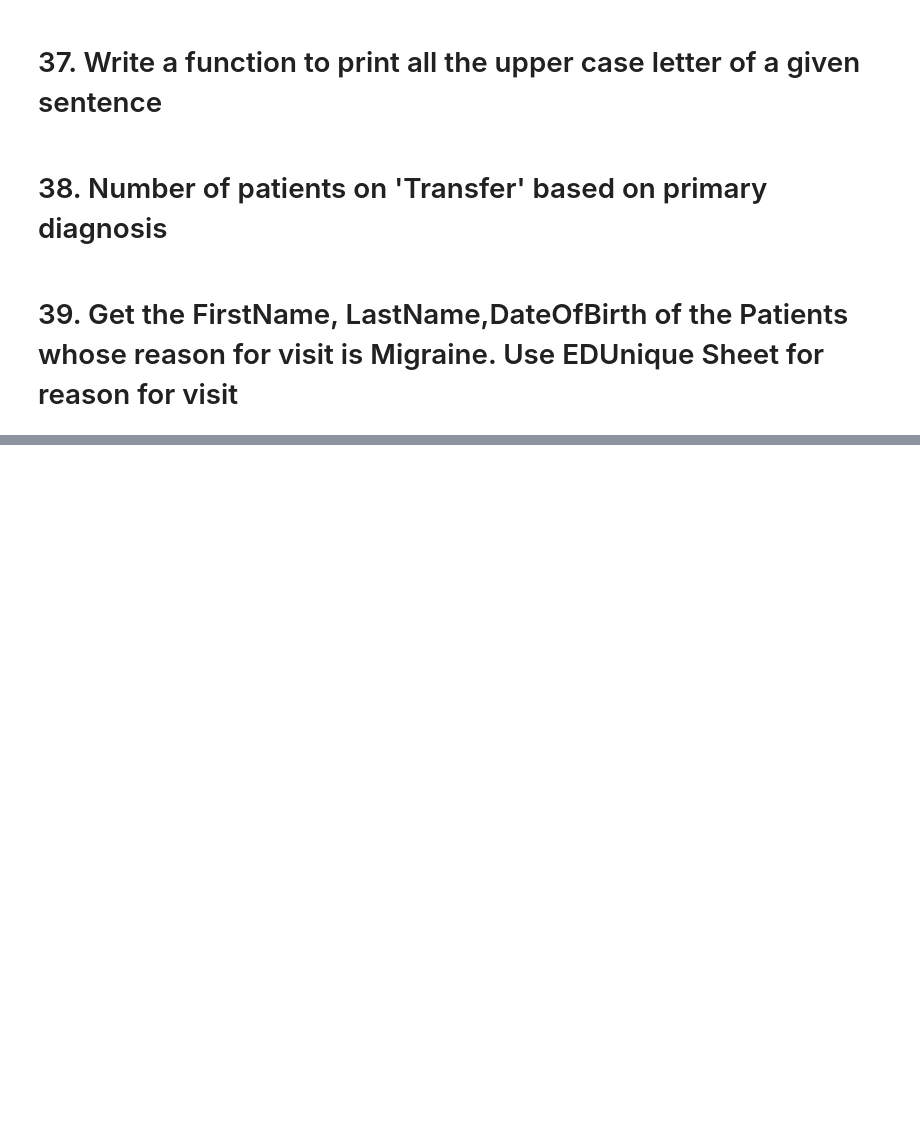
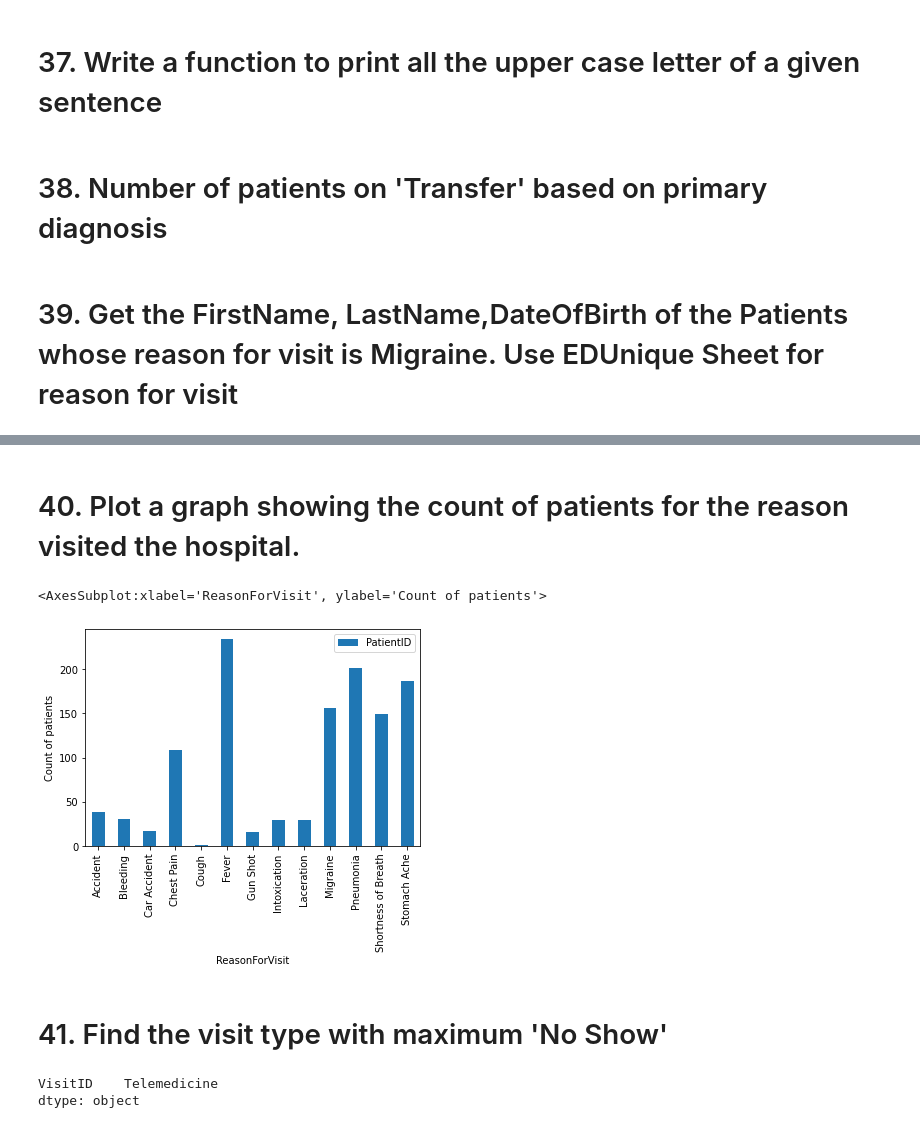
Before and after one commit to sharmaruchi02/Python_heckathon, a Jupyter notebook: Python_Hackathon_DataNinjas.ipynb, the cells around one changed output, grey strips where cells are left out. Drawn from its saved outputs; the diff is of its cells as text; code cells hidden in the pictures; blank space fills up the shorter version.

```diff
--- a/Python_Hackathon_DataNinjas.ipynb
+++ b/Python_Hackathon_DataNinjas.ipynb
@@ -109,3 +203,21 @@ dfav.groupby(['VisitDepartmentID'])[['VisitID']].count().plot(kind='line',ylabel
+# %% [markdown]
+# 40. Plot a graph showing the count of patients for the reason visited the hospital.
+# %%
+dfedv.groupby(['ReasonForVisit'])[['PatientID']].count().plot(kind='bar',ylabel='Count of patients')
+# %% [output]
+<AxesSubplot:xlabel='ReasonForVisit', ylabel='Count of patients'>
+[figure, added]
+# %% [markdown]
+# 41. Find the visit type with maximum 'No Show'
+# %%
+#1. Making a new df for patiens with "no Show" VisitStatus
+#2. Grouping them by VisitType and finding max by Idxmax
+dfav_NS=dfav[dfav.VisitStatus == 'No Show']
+dfav_NS
+dfav_NS.groupby(['VisitType'])[['VisitID']].count().idxmax()
+# %% [output]
+VisitID    Telemedicine
+dtype: object
 # %%
 42. Using loc , get the details of the providers where providerId is between 11 and 20 and ProviderSpecialty is Surgery
 # %%
```
Also changed, not shown: parts of 13 cells of this notebook.
